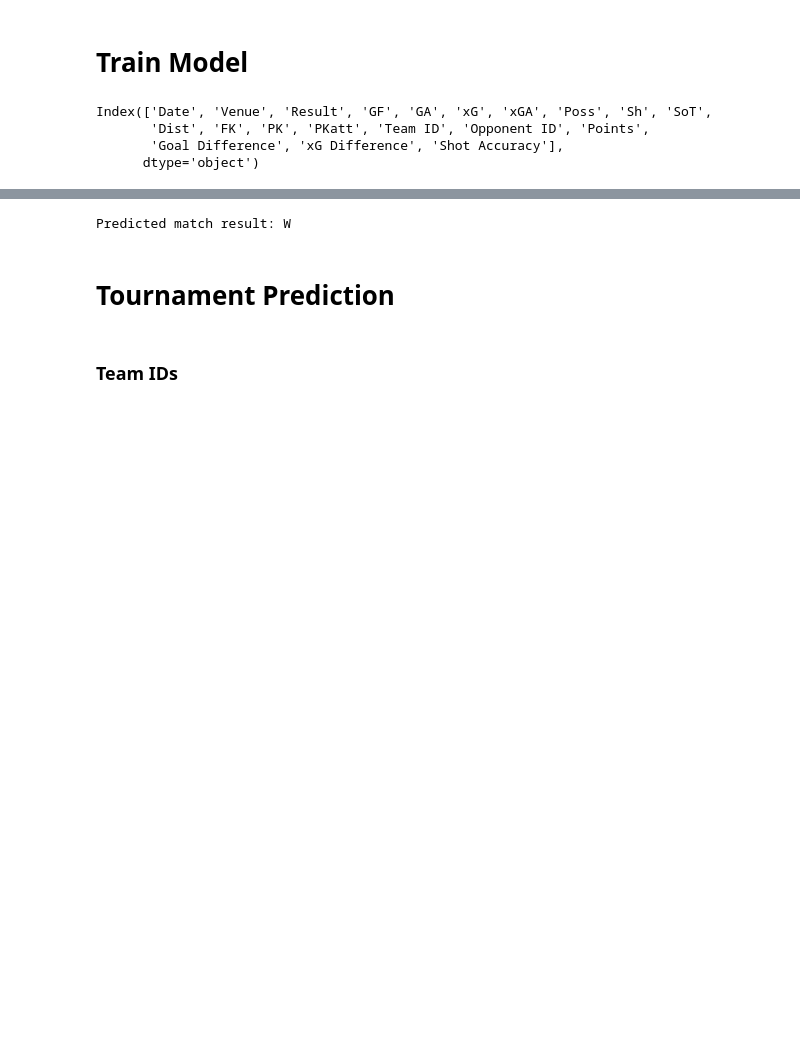
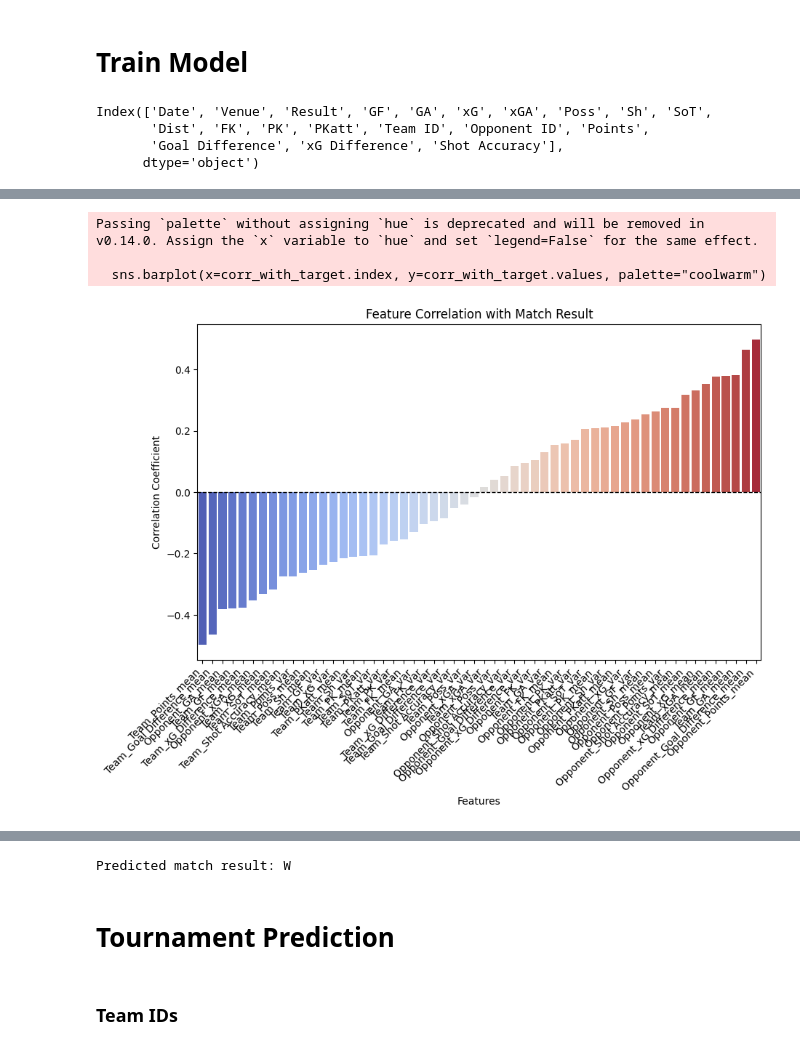
Before and after one commit to Matthieuhakim/UCL-2025-Prediction, a Jupyter notebook: Result_Prediction.ipynb, the cells around one changed output, grey strips where cells are left out. Saved outputs shown, nothing was run; the diff lists cells and outputs as text; code cells hidden in the pictures; blank space fills up the shorter version.

Commit message:
Upload Results

```diff
--- a/Result_Prediction.ipynb
+++ b/Result_Prediction.ipynb
@@ -15,0 +57,35 @@ Index(['Date', 'Venue', 'Result', 'GF', 'GA', 'xG', 'xGA', 'Poss', 'Sh', 'SoT',
+# %%
+import seaborn as sns
+import matplotlib.pyplot as plt
+
+feature_cols = [col for col in df.columns if ('mean' in col or 'var' in col) and ('Team_' in col or 'Opponent_' in col)]
+target = 'Result'
+
+result_mapping = {
+    'W': 1,  # Win
+    'D': 2,  # Draw
+    'L': 3  # Loss
+}
+
+reverse_result_mapping = {v: k for k, v in result_mapping.items()}
+
+
+df['Result'] = df['Result'].map(result_mapping)
+
+# Compute correlation of features with target variable ('Result')
+corr_with_target = df[feature_cols + ['Result']].corr()['Result'].drop('Result').sort_values()
+
+# Plot bar chart for feature-target correlation
+plt.figure(figsize=(10, 6))
+sns.barplot(x=corr_with_target.index, y=corr_with_target.values, palette="coolwarm")
+plt.xticks(rotation=45, ha='right')
+plt.axhline(0, color='black', linestyle='dashed', linewidth=1)
+plt.title("Feature Correlation with Match Result")
+plt.ylabel("Correlation Coefficient")
+plt.xlabel("Features")
+plt.show()
+# %% [output]
+Passing `palette` without assigning `hue` is deprecated and will be removed in v0.14.0. Assign the `x` variable to `hue` and set `legend=False` for the same effect.
+
+  sns.barplot(x=corr_with_target.index, y=corr_with_target.values, palette="coolwarm")
+[figure, added]
```
Also changed, not shown: parts of 10 cells of this notebook, 5 other files.
